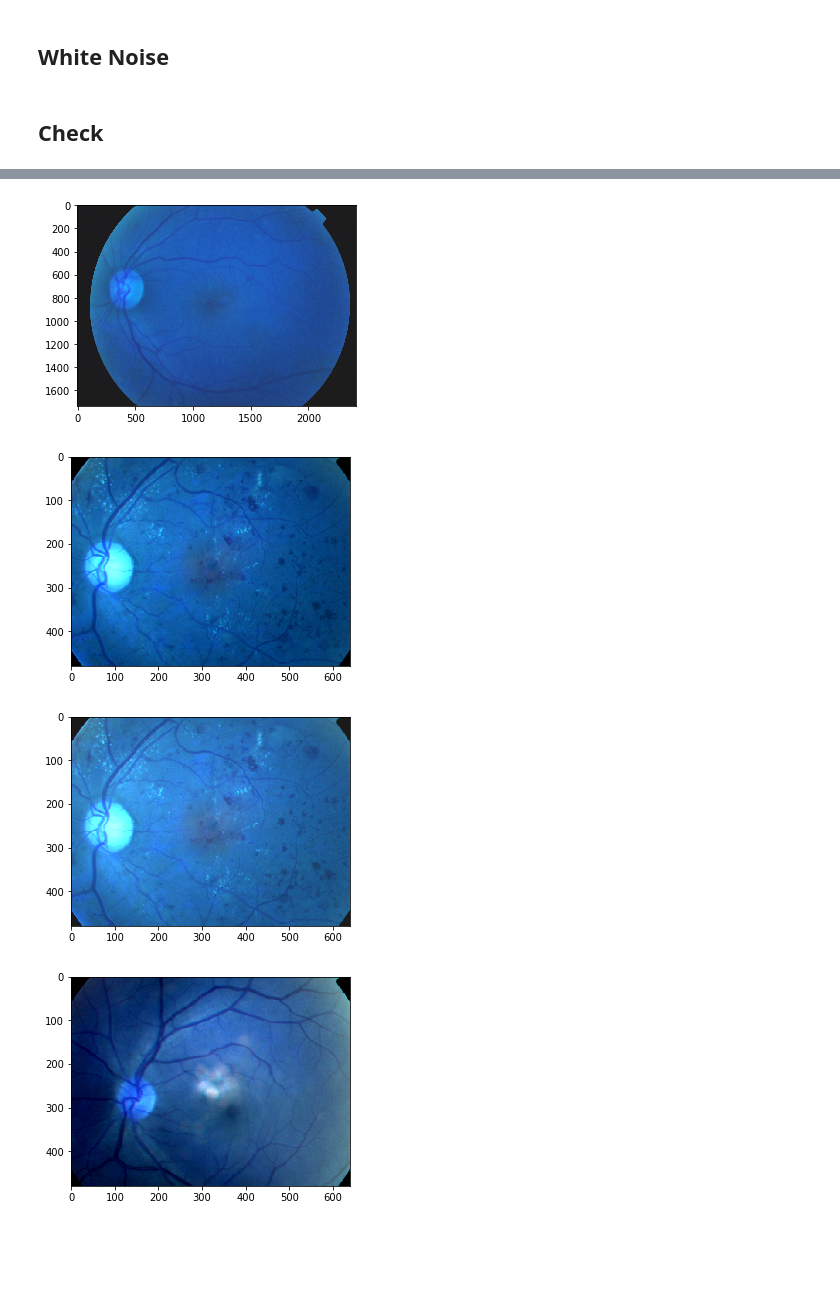
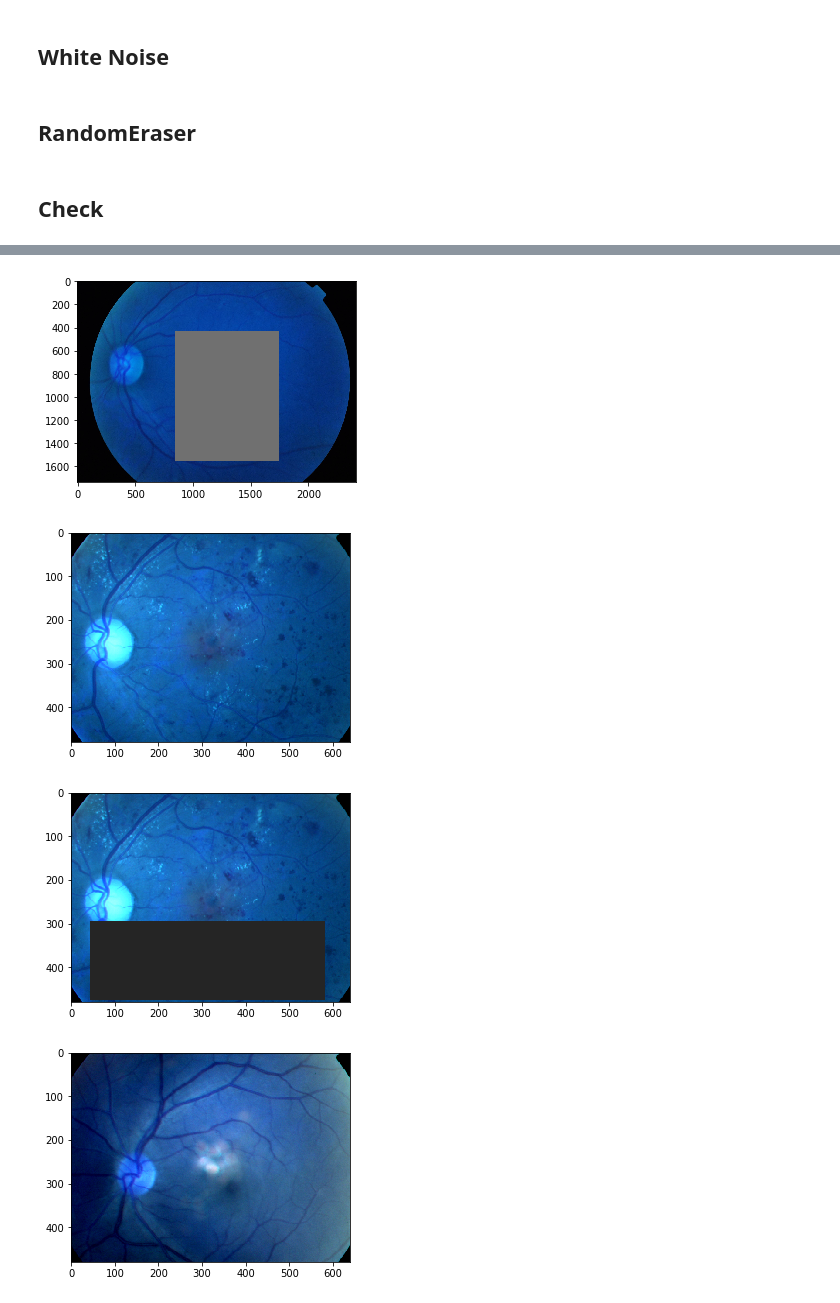
Before and after one commit to icebee16/kaggle_APTOS2019, a Jupyter notebook: notebook/[Trial]_08_Augmentation.ipynb, the cells around one changed output, grey strips where cells are left out. Drawn from its saved outputs; the diff is of its cells as text; code cells hidden in the pictures; blank space fills up the shorter version.

Commit message:
update custom transforms RandomEraser

```diff
--- a/notebook/[Trial]_08_Augmentation.ipynb
+++ b/notebook/[Trial]_08_Augmentation.ipynb
@@ -27,6 +27,37 @@ class WhiteNoise(object):
             arr = self.seq.augment_image(arr)
             img = Image.fromarray(arr)
         return img
+# %% [markdown]
+## RandomEraser
+# %%
+class RandomEraser(object):
+    """
+    """
+    def __init__(self, prob, size_range=(0.02, 0.4), ratio_range=(0.3, 3)):
+        self.prob = prob
+        self.size_range = size_range  # TODO error case
+        self.ratio_range = ratio_range
+    def __call__(self, img):
+        rand = np.random.rand()
+        if rand > self.prob:
+            arr = np.array(img)
+            mask_value = np.random.randint(0, 256)
+            h, w, _ = arr.shape
+            mask_area = np.random.randint(h * w * self.size_range[0], h * w * self.size_range[1])
+            mask_aspect_ratio = np.random.rand() * (self.ratio_range[1] - self.ratio_range[0]) + self.ratio_range[0]
+            mask_height = int(np.sqrt(mask_area / mask_aspect_ratio))
+            if mask_height > h - 1:
+                mask_height = h - 1
+            mask_width = int(mask_aspect_ratio * mask_height)
+            if mask_width > w - 1:
+                mask_width = w - 1
+            top = np.random.randint(0, h - mask_height)
+            left = np.random.randint(0, w - mask_width)
+            bottom = top + mask_height
+            right = left + mask_width
+            arr[top:bottom, left:right].fill(mask_value)
+            img = Image.fromarray(arr)
+        return img
 # %% [markdown]
 ## Check
 # %%
@@ -43,7 +74,7 @@ def load_image(id):
 
     return cv2.imread(str(img_path))
 # %%
-augment = WhiteNoise(0, 255 * 0.1)
+augment = RandomEraser(prob=0)
 f_list = ["005b95c28852", "00cb6555d108", "01499815e469", "0167076e7089"]
 for file_name in f_list:
     img = load_image(file_name)
@@ -62,5 +93,5 @@ for file_name in f_list:
 [figure]
-[figure, old version]
+[figure, new version]
 [figure]
-[figure, old version]
+[figure, new version]
 [figure]
```
Also changed, not shown: parts of 1 cell of this notebook, 1 other file.
